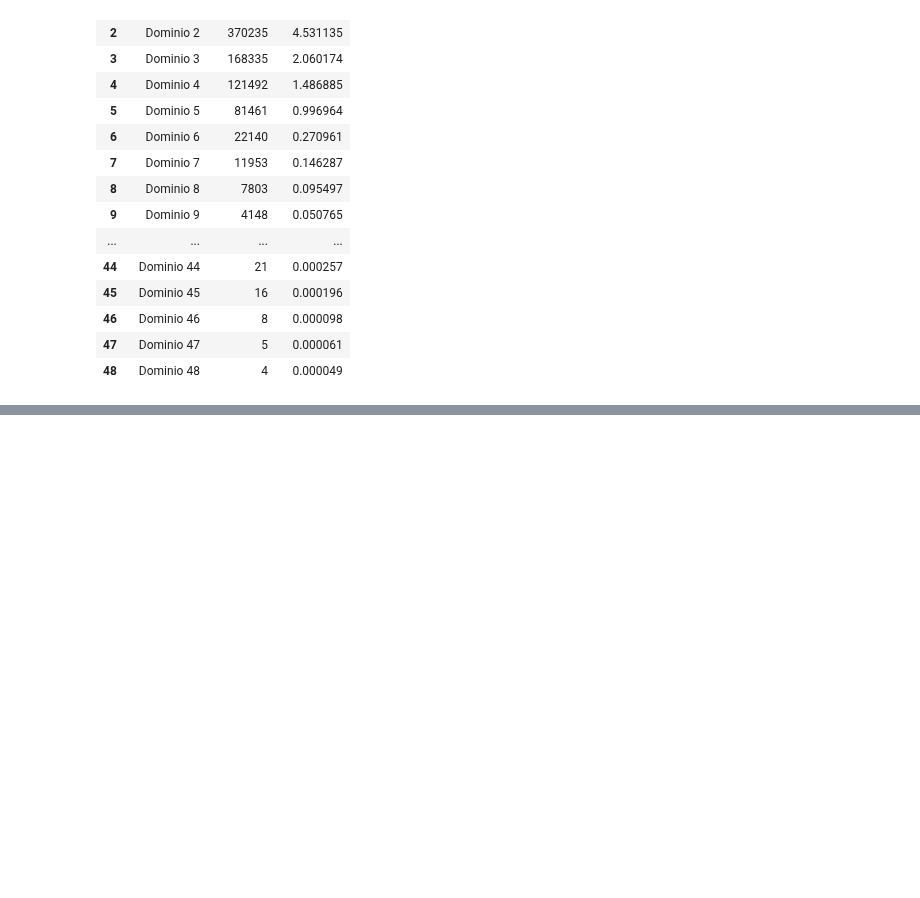
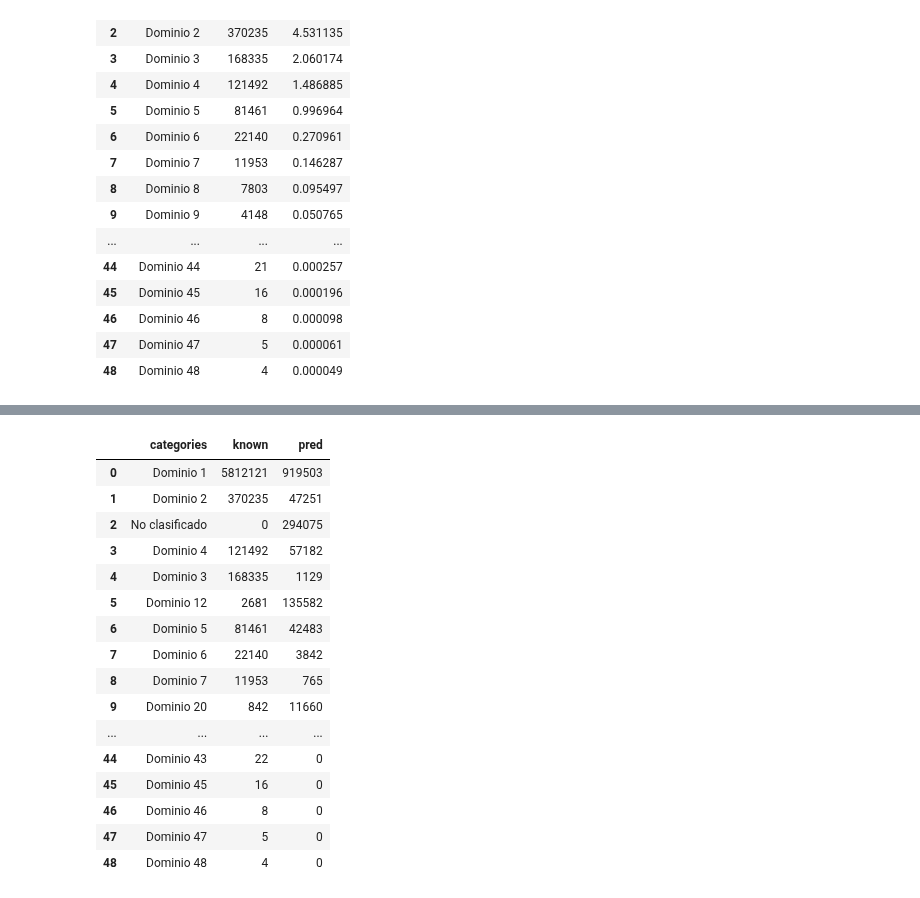
Before and after one commit to mitsiu-carreno/data_science_content, a Jupyter notebook: 4_sem/thesis/s20_final/scripts/graphs.ipynb, the cells around one changed output, grey strips where cells are left out. Saved outputs shown, nothing was run; the diff lists cells and outputs as text; code cells hidden in the pictures; blank space fills up the shorter version.

```diff
--- a/4_sem/thesis/s20_final/scripts/graphs.ipynb
+++ b/4_sem/thesis/s20_final/scripts/graphs.ipynb
@@ -542,0 +603,20 @@ plt.savefig('1-dist_total.png', bbox_inches='tight')
+# %%
+df
+# %% [output]
+|  | categories | known | pred |
+| 0 | Dominio 1 | 5812121 | 919503 |
+| 1 | Dominio 2 | 370235 | 47251 |
+| 2 | No clasificado | 0 | 294075 |
+| 3 | Dominio 4 | 121492 | 57182 |
+| 4 | Dominio 3 | 168335 | 1129 |
+| 5 | Dominio 12 | 2681 | 135582 |
+| 6 | Dominio 5 | 81461 | 42483 |
+| 7 | Dominio 6 | 22140 | 3842 |
+| 8 | Dominio 7 | 11953 | 765 |
+| 9 | Dominio 20 | 842 | 11660 |
+| ... | ... | ... | ... |
+| 44 | Dominio 43 | 22 | 0 |
+| 45 | Dominio 45 | 16 | 0 |
+| 46 | Dominio 46 | 8 | 0 |
+| 47 | Dominio 47 | 5 | 0 |
+| 48 | Dominio 48 | 4 | 0 |
```
Also changed, not shown: parts of 2 cells of this notebook, 3 other files.
